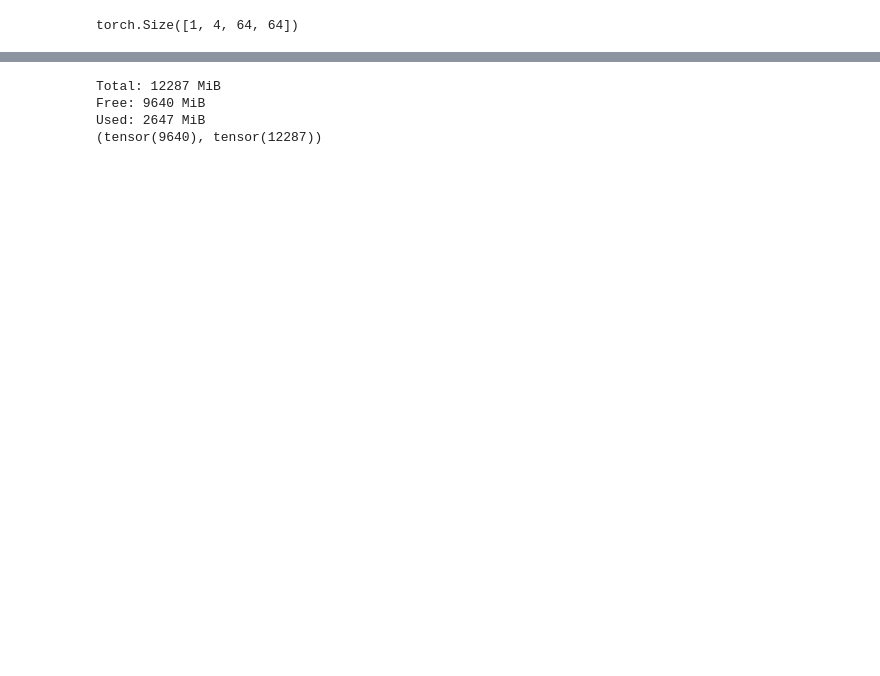
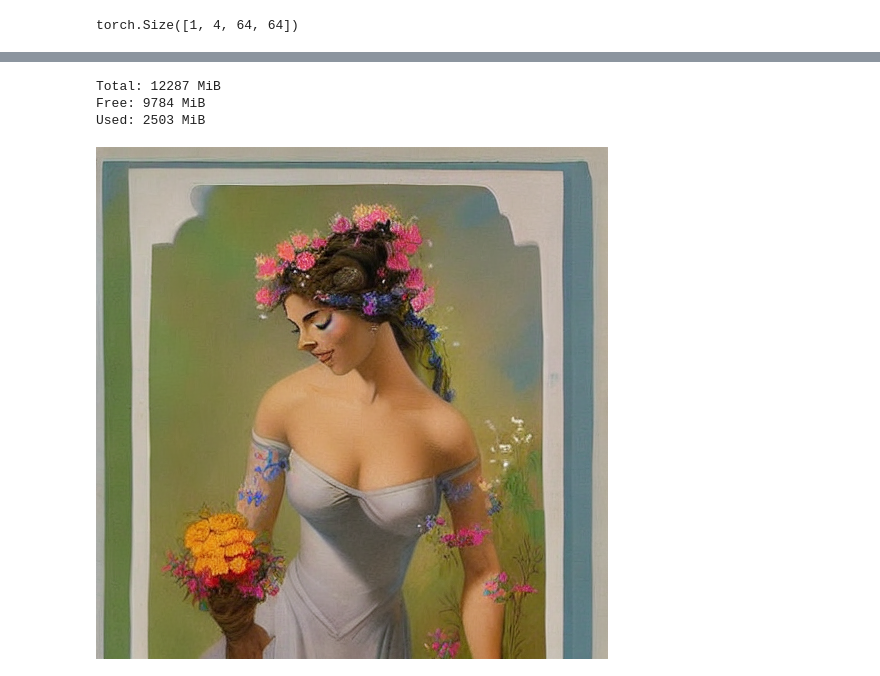
Before and after one commit to kk-digital/kcg-ml-sd1p4, a Jupyter notebook: stable_diffusion2_autoencoder_tests.ipynb, the cells around one changed output, grey strips where cells are left out. Cells and saved outputs as stored; diff of their text form; code cells hidden in the pictures; blank space fills up the shorter version.

```diff
--- a/stable_diffusion2_autoencoder_tests.ipynb
+++ b/stable_diffusion2_autoencoder_tests.ipynb
@@ -172,10 +218,12 @@ Used: 2647 MiB
 # %%
+#decode the latent representation that we loaded from disk
 decoded_img = stable_diffusion_model.decode(encoded_img)
 save_images(decoded_img, join(output_directory, f'decoded_img_temp{temperature}_eta{ddim_eta:.3f}.png'))
 torch.cuda.empty_cache()
-print(get_memory_status())
+get_memory_status();
+to_pil(decoded_img[0])
 # %% [output]
 Total: 12287 MiB
-Free: 9640 MiB
-Used: 2647 MiB
-(tensor(9640), tensor(12287))
+Free: 9784 MiB
+Used: 2503 MiB
+[figure, added]
```
Also changed, not shown: parts of 26 cells of this notebook, 2 other files.
